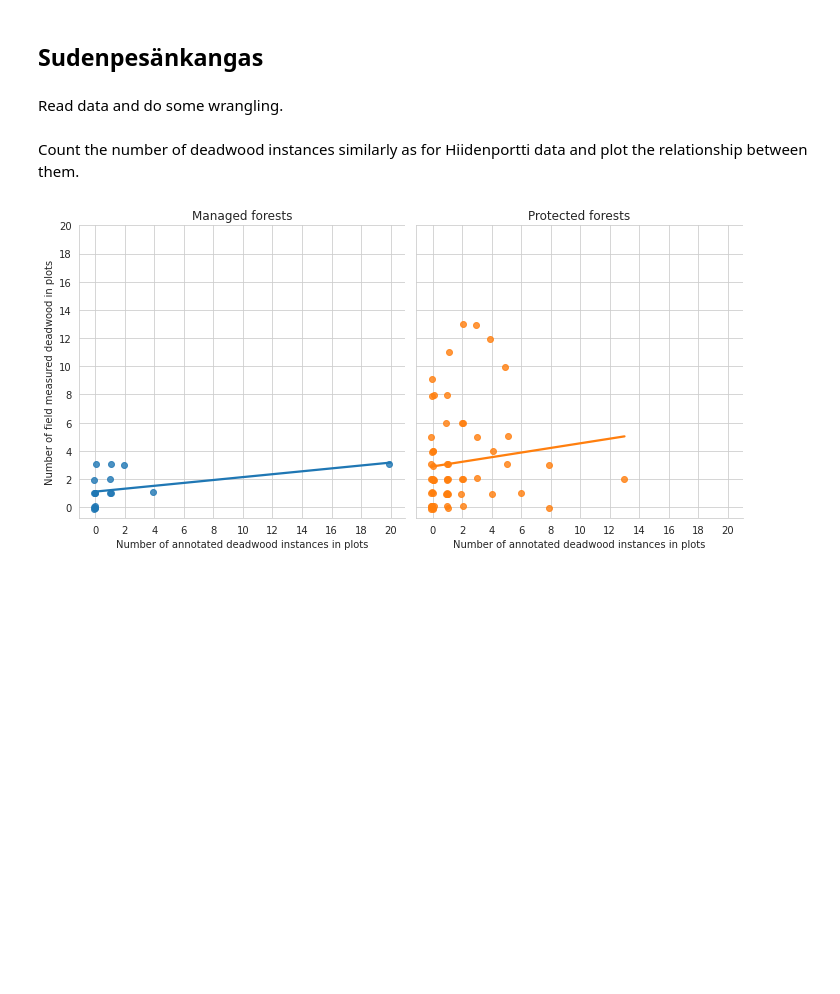
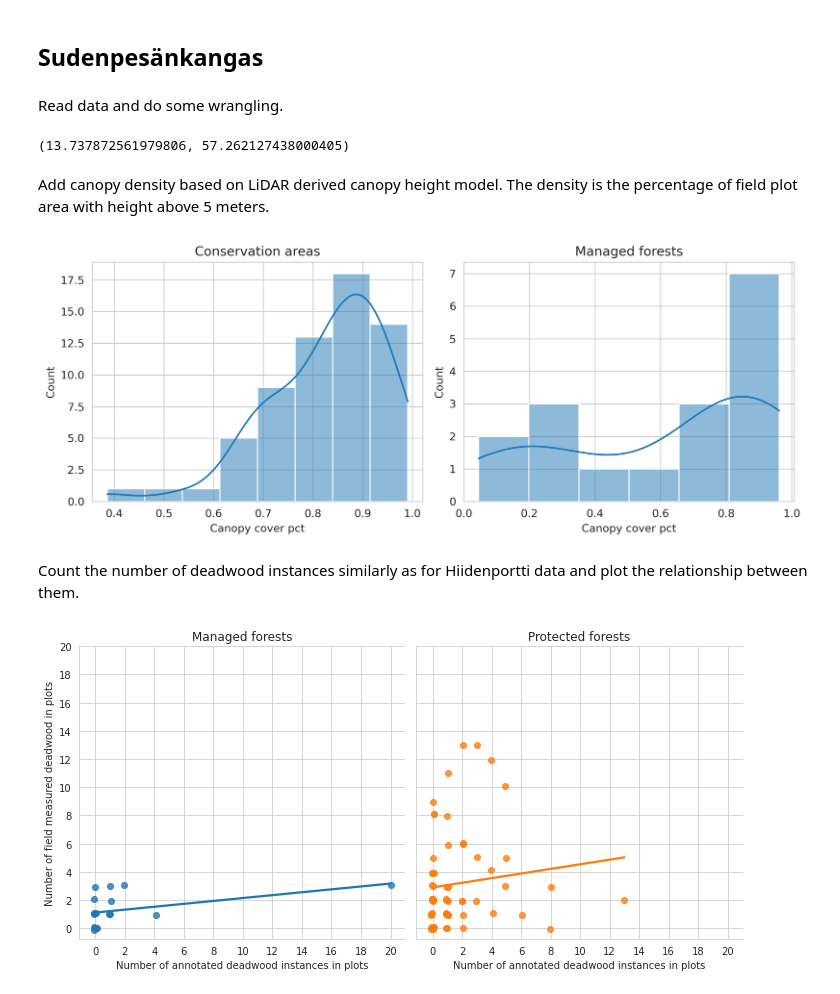
Before and after one commit to mayrajeo/maskrcnn-deadwood, a Jupyter notebook: notebooks/2_comparing_annotations_and_field_data.ipynb, the cells around one changed output. Cells and saved outputs as stored; diff of their text form; code cells hidden in the pictures; blank space fills up the shorter version.

Commit message:
add canopy cover

```diff
--- a/notebooks/2_comparing_annotations_and_field_data.ipynb
+++ b/notebooks/2_comparing_annotations_and_field_data.ipynb
@@ -333,0 +362,6 @@ evo_field_data = evo_field_data[evo_field_data.puuluo.isin([3,4])]
+# %%
+evo_man_area / 10000, evo_cons_area / 10000
+# %% [output]
+(13.737872561979806, 57.262127438000405)
+# %% [markdown]
+Add canopy density based on LiDAR derived canopy height model. The density is the percentage of field plot area with height above 5 meters.
@@ -334,3 +370,25 @@ evo_field_data = evo_field_data[evo_field_data.puuluo.isin([3,4])]
+# %%
+pcts = []
+
+with rio.open('../../data/raw/sudenpesankangas/full_mosaics/sudenpesankangas_chm.tif') as src:
+    for row in evo_plots.itertuples():
+        plot_im, plot_tfm = rio_mask.mask(src, [row.geometry], crop=True)
+        pcts.append(plot_im[plot_im > 5].shape[0] / plot_im[plot_im >= 0].shape[0])
+# %%
+evo_plots['canopy_cover_pct'] = pcts
+# %%
+fig, ax = plt.subplots(1,2, figsize=(10,4), dpi=300, sharey=False)
+sns.histplot(evo_plots[(evo_plots.conservation == 1)],
+             x='canopy_cover_pct', kde=True, stat='count', ax=ax[0])
+ax[0].set_title('Conservation areas')
+ax[0].set_xlabel('Canopy cover pct')
+sns.histplot(evo_plots[(evo_plots.conservation == 0)],
+             x='canopy_cover_pct', kde=True, stat='count', ax=ax[1])
+ax[1].set_title('Managed forests')
+ax[1].set_xlabel('Canopy cover pct')
+plt.tight_layout()
+# %% [output]
+[figure, added]
 # %%
 evo_anns['plot_id'] = evo_anns.apply(lambda row: match_circular_plot(row, evo_plots), axis=1)
 evo_anns = evo_anns[evo_anns.geometry.intersects(evo_plots.geometry.unary_union)].copy()
```
Also changed, not shown: parts of 20 cells of this notebook, 1 other file.
